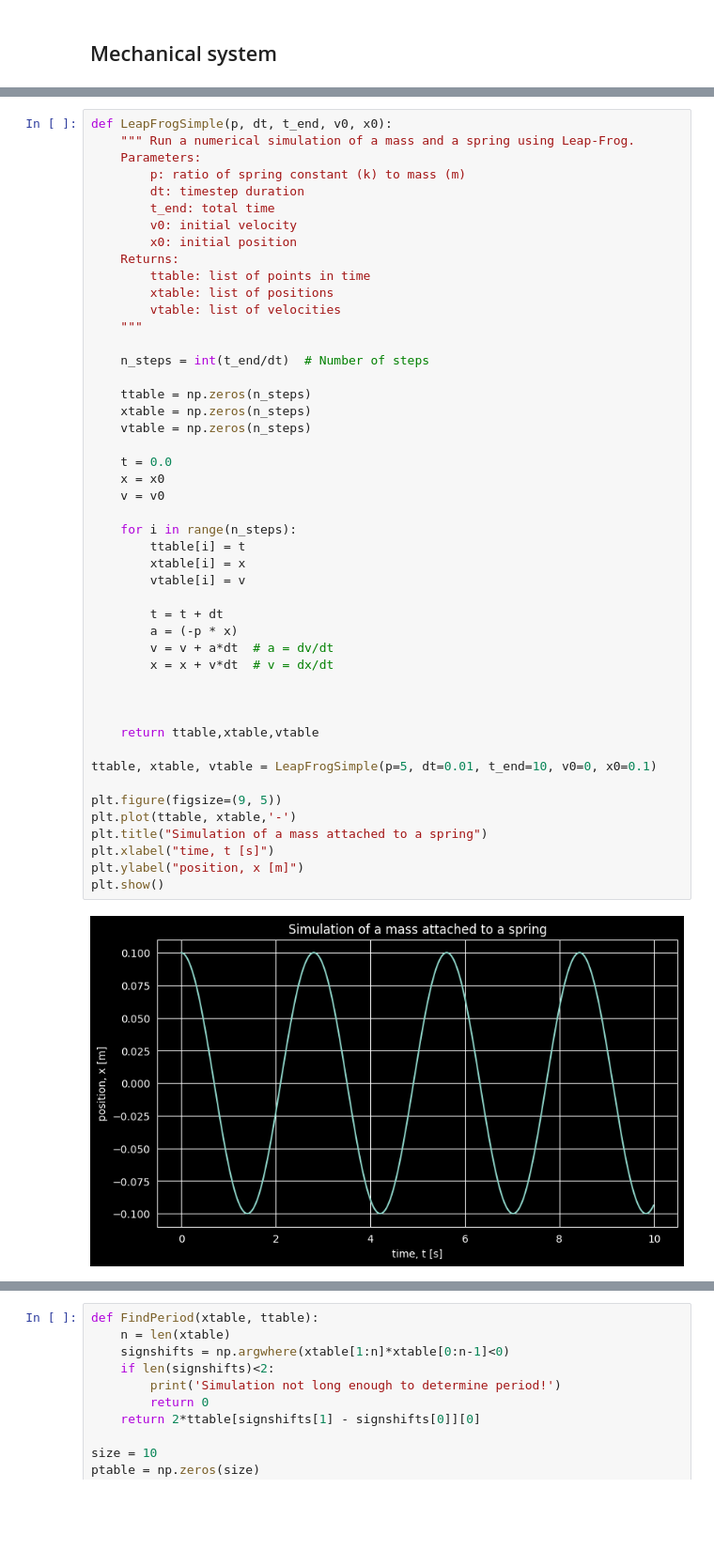
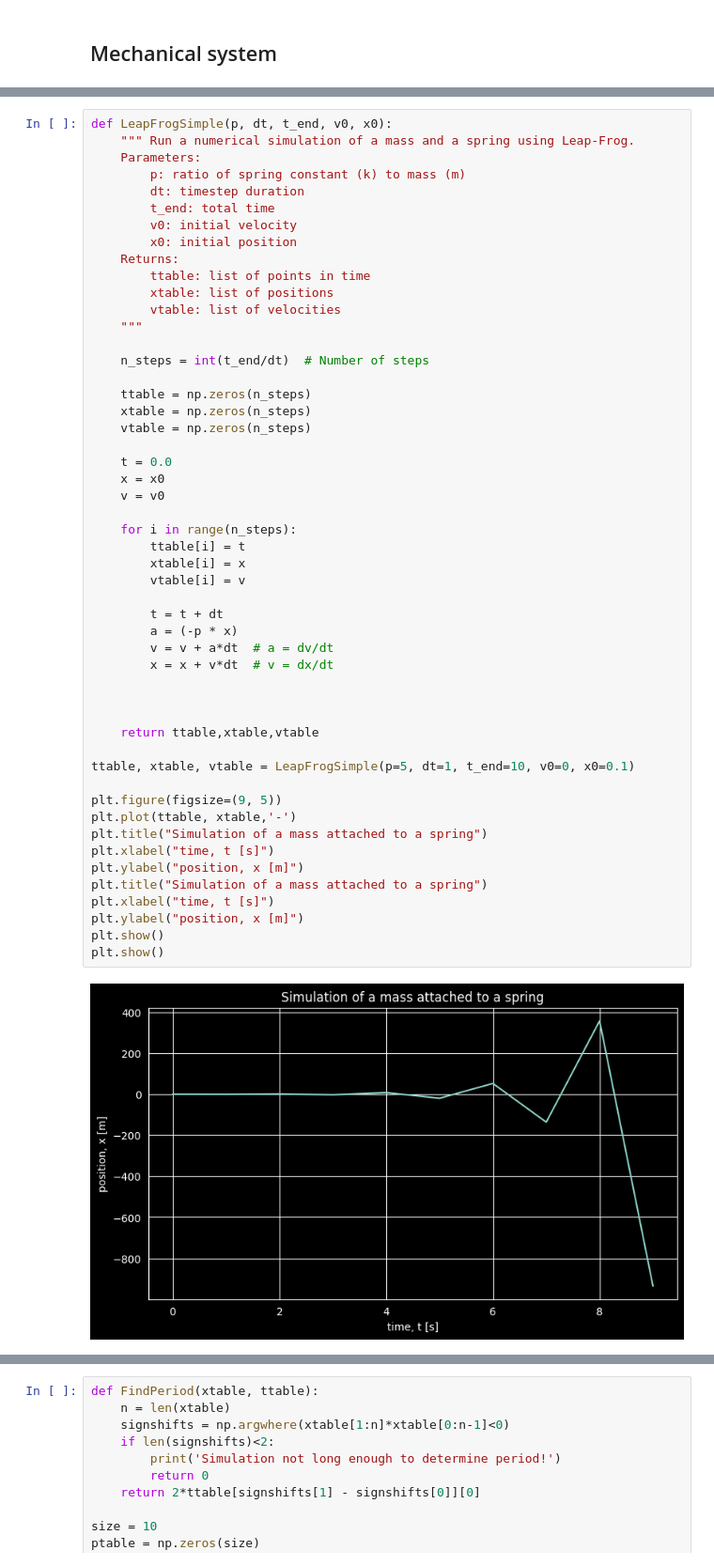
Before and after one commit to Nuhddy/ExperimentalMethods, a Jupyter notebook: Report.ipynb, the cells around one changed output, grey strips where cells are left out. Shown at 94% size. Drawn from its saved outputs; the diff is of its cells as text; blank space fills up the shorter version.

```diff
--- a/Report.ipynb
+++ b/Report.ipynb
@@ -50,32 +50,36 @@ def LeapFrogSimple(p, dt, t_end, v0, x0):
     ttable = np.zeros(n_steps)
     xtable = np.zeros(n_steps)
     vtable = np.zeros(n_steps)
 
     t = 0.0
     x = x0
     v = v0
 
     for i in range(n_steps):
         ttable[i] = t
         xtable[i] = x
         vtable[i] = v
 
         t = t + dt
         a = (-p * x)
         v = v + a*dt  # a = dv/dt
         x = x + v*dt  # v = dx/dt
 
 
 
     return ttable,xtable,vtable
 
-ttable, xtable, vtable = LeapFrogSimple(p=5, dt=0.01, t_end=10, v0=0, x0=0.1)
+ttable, xtable, vtable = LeapFrogSimple(p=5, dt=1, t_end=10, v0=0, x0=0.1)
 
 plt.figure(figsize=(9, 5))
 plt.plot(ttable, xtable,'-')
 plt.title("Simulation of a mass attached to a spring")
 plt.xlabel("time, t [s]")
 plt.ylabel("position, x [m]")
+plt.title("Simulation of a mass attached to a spring")
+plt.xlabel("time, t [s]")
+plt.ylabel("position, x [m]")
 plt.show()
+plt.show()
 # %% [output]
-[figure, old version]
+[figure, new version]
```
Also changed, not shown: parts of 16 cells of this notebook, 1 other file.
